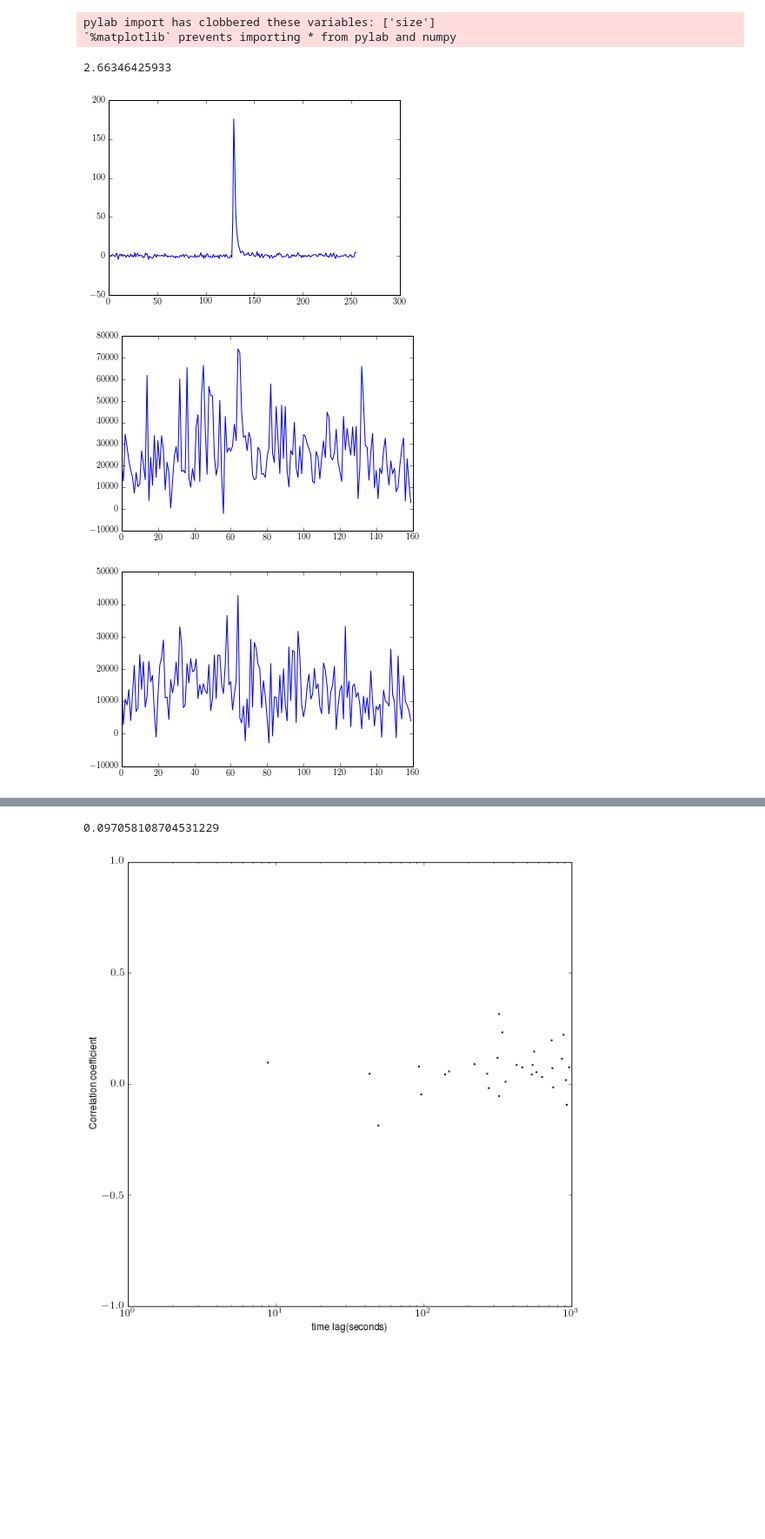
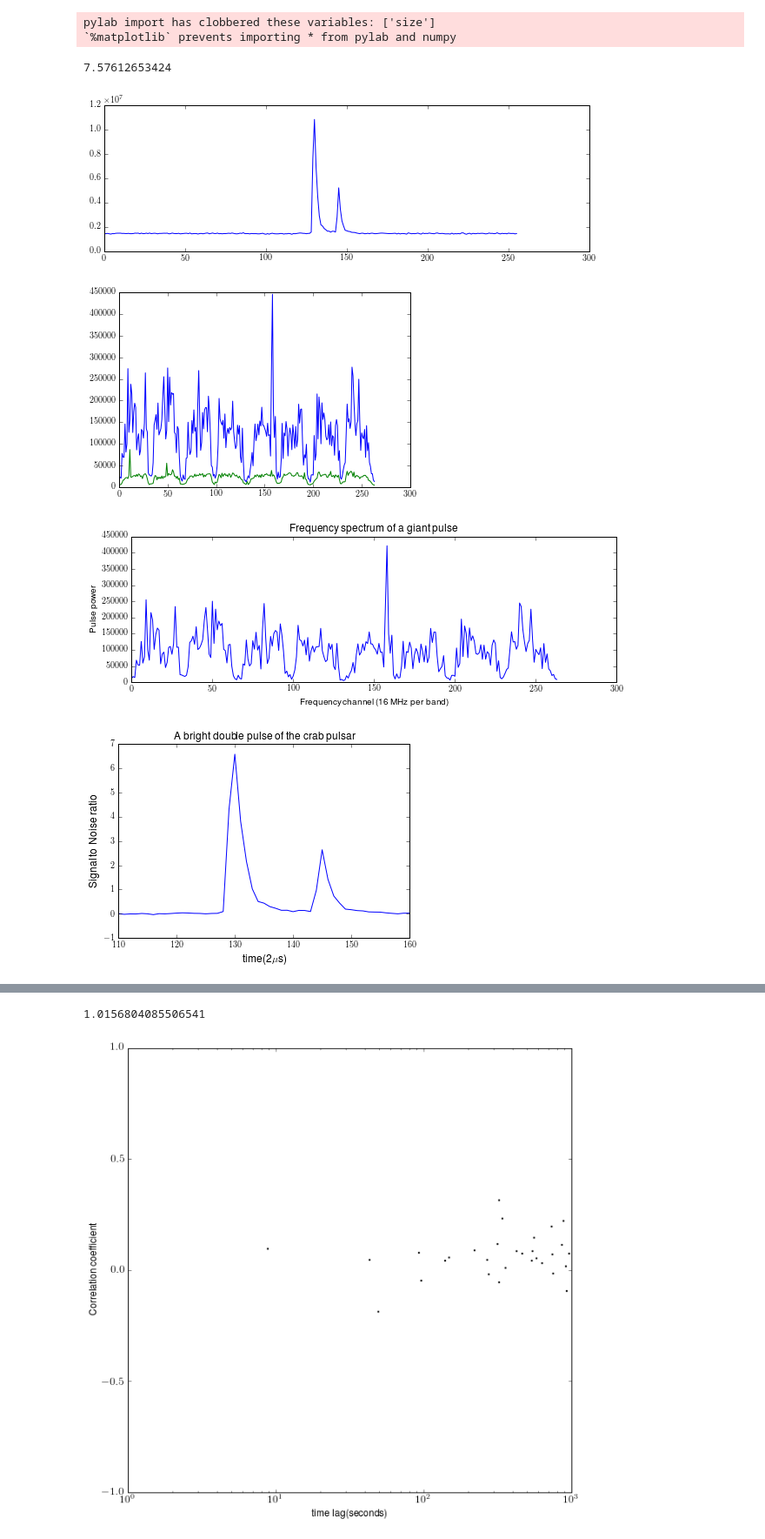
Before and after one commit to xiaozhengxu/scint_analysis, a Jupyter notebook: EVN_crab/Get Corde's plot.ipynb, the cells around one changed output, grey strips where cells are left out. Shown at 87% size. Cells and saved outputs as stored; diff of their text form; code cells hidden in the pictures; blank space fills up the shorter version.

Commit message:
Created some figures for presentation

```diff
--- a/EVN_crab/Get Corde's plot.ipynb
+++ b/EVN_crab/Get Corde's plot.ipynb
@@ -67,7 +67,7 @@ time_string28 = '2015-10-18T23:47:20.807' #main pulse for the above pair
 def get_SN(outputsumfreq):
     noise_std = np.std(outputsumfreq[:5])
     noise_mean = np.mean(outputsumfreq[:5])
-    sigs_noise = (outputsumfreq-noise_mean)/noise_std
+    sigs_noise = (outputsumfreq-noise_mean)/noise_mean
     return sigs_noise
 
 lower = 130
@@ -89,8 +89,11 @@ def process_freq_spec(gp1,nchan,draw=0):
         return new1.ravel(),gp1_8.ravel()
     else:
         if draw:
-            figure()
+            figure(figsize = (10,3))
             plot(gp1_8.ravel())
+            xlabel('Frequency channel (0.5 MHz per channel)')
+            ylabel('Pulse power')
+            title('Frequency spectrum of a giant pulse cutted')
         return gp1_8.ravel(),0
 
 def load_gp(time_string,nchan,draw = 0):
@@ -106,7 +109,7 @@ def load_gp(time_string,nchan,draw = 0):
     S_N = outputsumfreq[peak_time]/np.mean(outputsumfreq[:5])
 
 
-    if nchan ==512:
+    if nchan == 512:
         background_std = []
         for j in range(8):
             background_std.append(output[j*(nchan+1)+lower/512.*nchan:j*(nchan+1)+upper/512.*nchan,:peak_time-3].std())
@@ -124,7 +127,7 @@ def load_gp(time_string,nchan,draw = 0):
         for j in range(8):
             background_std.append(background_freq[j*(nchan+1)+lower/512.*nchan:j*(nchan+1)+upper/512.*nchan].std())
 
-    if nchan ==32:
+    if nchan == 32:
         sn_sorted = np.argsort(sigs_noise)
 #         background_freq = np.concatenate([np.array([output[:,sn_sorted[-k]]]) for k in range(50,55)],axis = 0).sum(0)
         background_freq = output[:,31:35].sum(1)
@@ -138,46 +141,53 @@ def load_gp(time_string,nchan,draw = 0):
 #         figure()
 #         plot(background_c.ravel())
 
-    if nchan ==16:
+    if nchan == 16:
         sn_sorted = np.argsort(sigs_noise)
 #         print sn_sorted
         background_1= np.concatenate([np.array([output[:,sn_sorted[-k]]]) for k in range(51,56)],axis = 0).sum(0)
         output_pulse = np.concatenate([np.array([output[:,sn_sorted[-k]]]) for k in range(1,6)],axis = 0).sum(0)
 #         background_1 = output[:,sn_sorted[-101]]
 #         output_pulse = output[:,sn_sorted[-1]]
         background_std = np.std(background_1)
         background_freq = background_1
 
     freq_spec = output_pulse-background_freq
 #     freq_spec = output_pulse
 
 
     if draw:
         figure(figsize = (10,3))
         plot(outputsumfreq)
         figure()
         plot(output_pulse)
         plot(background_freq)
-        figure()
+        figure(figsize = (10,3))
         plot(freq_spec)
+        xlabel('Frequency channel (16 MHz per band)')
+        ylabel('Pulse power')
+        title('Frequency spectrum of a giant pulse')
     return freq_spec,background_std,sigs_noise, S_N
 
 
 nchan = 32
 
 N = 16
-time_string = time_string10
-fs1,bgstd1,os1,sn1 = load_gp(time_string10,nchan)
-fs2,bgstd2,os2,sn2 = load_gp(time_string20,nchan)
+time_string = time_string11
+fs1,bgstd1,os1,sn1 = load_gp(time_string,nchan,draw = 1)
+# fs2,bgstd2,os2,sn2 = load_gp(time_string,nchan,draw = 1)
 
 figure()
 plot(os1)
-# xlim(100,150)
+xlabel('time(2$\mu$s)',fontsize = 12)
+ylabel('Signal to Noise ratio',fontsize = 12)
+title('A bright double pulse of the crab pulsar')
+xlim(110,160)
 print sn1
 fgp1n,fgp1 = process_freq_spec(fs1,nchan,draw = 1)
-fgp2n,fgp2 = process_freq_spec(fs2,nchan,draw = 1)
+# fgp2n,fgp2 = process_freq_spec(fs2,nchan,draw = 1)
 # %% [output]
-2.66346425933
+7.57612653424
-[figure, old version]
+[figure, new version]
-[figure, old version]
+[figure, new version]
-[figure, old version]
+[figure, new version]
+[figure, added]
@@ -205,7 +216,7 @@ def get_ccs((fs1,bgstd1),(fs2,bgstd2)):
 # get_cc(fgp1n,fgp2n)
 get_cc((fgp1n,bgstd1),(fgp2n,bgstd2))
 # %% [output]
-0.097058108704531229
+1.0156804085506541
 # %%
 colors = [(31, 119, 180),(255, 127, 14), (44, 160, 44),(148, 103, 189),(214, 39, 40)] #blue, orange, green, purple, red
 for i in range(len(colors)):
```
Also changed, not shown: parts of 4 cells of this notebook, 31 other files.
